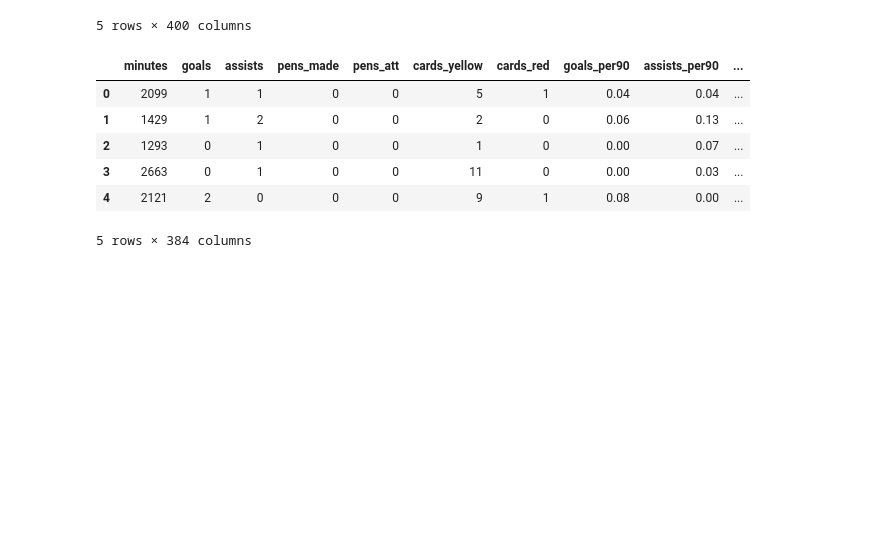
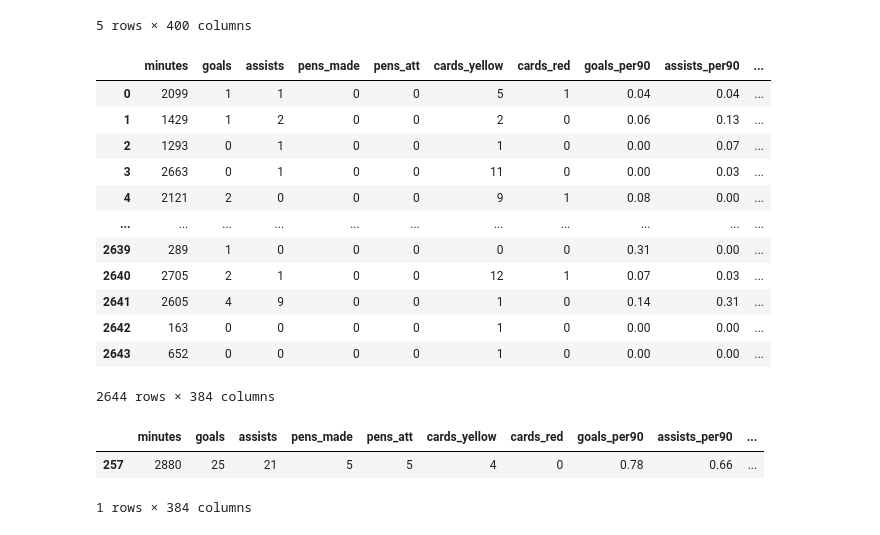
Before and after one commit to joacokoif/tp2_fulbo_ldd, a Jupyter notebook: tp2_LDD_Futbol_Analytics.ipynb, the cells around one changed output. Drawn from its saved outputs; the diff is of its cells as text; code cells hidden in the pictures; blank space fills up the shorter version.

```diff
--- a/tp2_LDD_Futbol_Analytics.ipynb
+++ b/tp2_LDD_Futbol_Analytics.ipynb
@@ -527,19 +527,28 @@ data_jugadores.head()
 5 rows × 400 columns
 # %%
 # Quedarse con las variables numéricas
-data_jugadores_num = data_jugadores.select_dtypes(include='number').loc[:, 'minutes':]
-data_jugadores_num.dropna(inplace=True)
-data_jugadores_num.head()
+data_jugadores_num = data_jugadores.select_dtypes(include='number').loc[:, 'minutes':].fillna(0)
+data_jugadores_num
 # %% [output]
 |  | minutes | goals | assists | pens_made | pens_att | cards_yellow | cards_red | goals_per90 | assists_per90 | ... |
 | 0 | 2099 | 1 | 1 | 0 | 0 | 5 | 1 | 0.04 | 0.04 | ... |
 | 1 | 1429 | 1 | 2 | 0 | 0 | 2 | 0 | 0.06 | 0.13 | ... |
 | 2 | 1293 | 0 | 1 | 0 | 0 | 1 | 0 | 0.00 | 0.07 | ... |
 | 3 | 2663 | 0 | 1 | 0 | 0 | 11 | 0 | 0.00 | 0.03 | ... |
 | 4 | 2121 | 2 | 0 | 0 | 0 | 9 | 1 | 0.08 | 0.00 | ... |
+| ... | ... | ... | ... | ... | ... | ... | ... | ... | ... | ... |
+| 2639 | 289 | 1 | 0 | 0 | 0 | 0 | 0 | 0.31 | 0.00 | ... |
+| 2640 | 2705 | 2 | 1 | 0 | 0 | 12 | 1 | 0.07 | 0.03 | ... |
+| 2641 | 2605 | 4 | 9 | 0 | 0 | 1 | 0 | 0.14 | 0.31 | ... |
+| 2642 | 163 | 0 | 0 | 0 | 0 | 1 | 0 | 0.00 | 0.00 | ... |
+| 2643 | 652 | 0 | 0 | 0 | 0 | 1 | 0 | 0.00 | 0.00 | ... |
-5 rows × 384 columns
+2644 rows × 384 columns
 # %%
 # Buscar los datos de Messi
 messi_data = data_jugadores[data_jugadores['player'] == 'Lionel Messi']
 messi_data_num = messi_data.loc[:, data_jugadores_num.columns]
-messi_data_num.dropna(inplace=True)
+messi_data_num
+# %% [output]
+|  | minutes | goals | assists | pens_made | pens_att | cards_yellow | cards_red | goals_per90 | assists_per90 | ... |
+| 257 | 2880 | 25 | 21 | 5 | 5 | 4 | 0 | 0.78 | 0.66 | ... |
+1 rows × 384 columns
```
Also changed, not shown: parts of 9 cells of this notebook.
